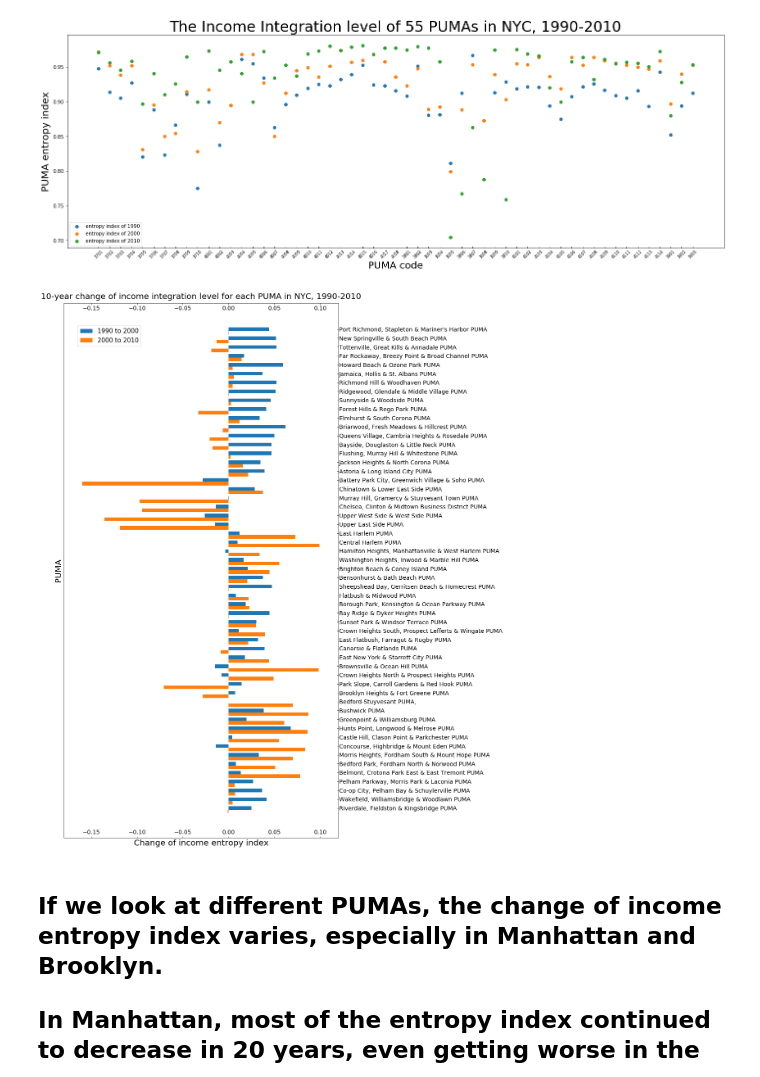
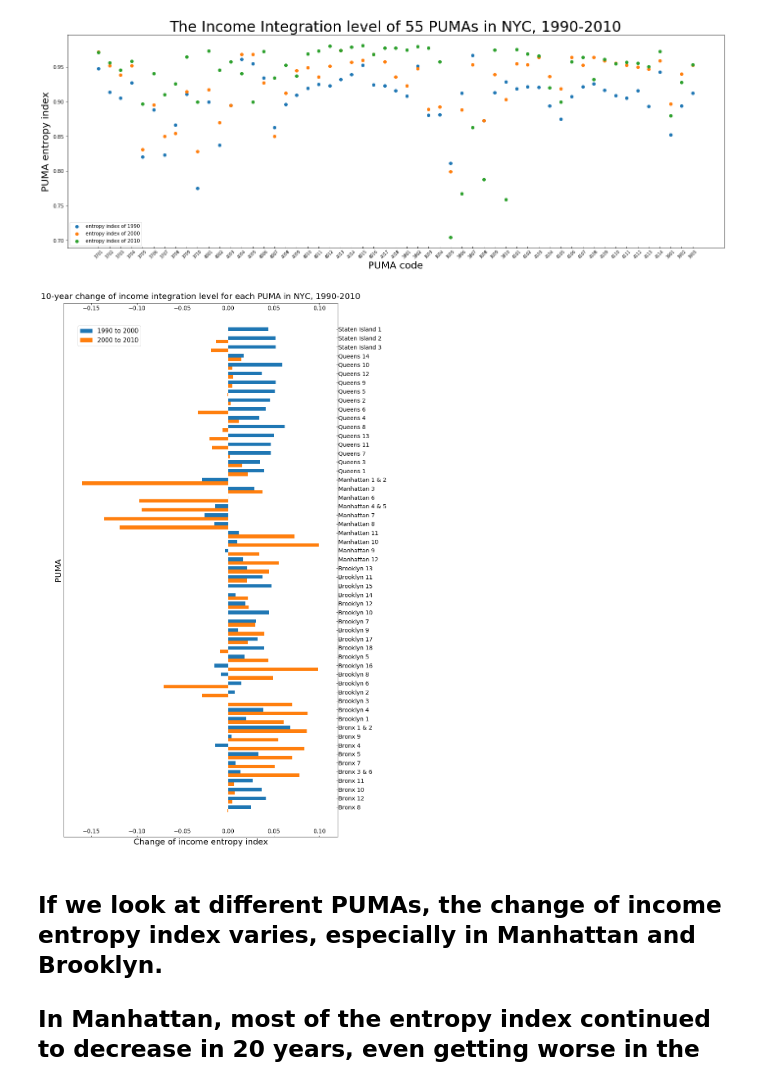
Before and after one commit to picniclin/NYC_yl5240, a Jupyter notebook: NYC_housing_and_income.ipynb, the cells around one changed output. Cells and saved outputs as stored; diff of their text form; code cells hidden in the pictures.

```diff
--- a/NYC_housing_and_income.ipynb
+++ b/NYC_housing_and_income.ipynb
@@ -1014,28 +1016,30 @@ plt.show()
 # %%
 ## To see the change of entropy index in the PUMAs
 plt.figure(figsize = (12, 24))
 plt.barh(np.arange(len(df_puma_entropy)),
          width = df_puma_entropy.entropy_index_change_90_00,
         height = 0.4, label = '1990 to 2000')
 plt.barh(np.arange(len(df_puma_entropy)) - 0.4,
          width = df_puma_entropy.entropy_index_change_00_10,
         height = 0.4, label = '2000 to 2010')
 plt.xlim((-0.18,0.12))
 plt.tick_params(axis='x', pad= -20, labelsize=14, direction = 'in',
                 top = True, bottom = True, labeltop= True, labelbottom = True)
-plt.yticks(np.arange(len(df_puma_entropy)),df_puma_entropy.PUMA_neighborhoods )
+
+plt.yticks(np.arange(len(df_puma_entropy)),
+          df_puma_entropy.PUMA_CommunityDistrict.str.replace(' Community District ', ' '))
 plt.tick_params(axis='y', pad=2, labelsize=14, direction = 'in',
                left = False, right = True, labelleft = False, labelright = True)
 
 plt.ylabel('PUMA',fontsize = 20)
 plt.xlabel('Change of income entropy index', fontsize = 20)
 plt.title('10-year change of income integration level for each PUMA in NYC, 1990-2010',fontsize = 20,
          verticalalignment='bottom')
 
 plt.legend(loc = (0.05, 0.92), fontsize = 15)
 plt.show()
 # %% [output]
-[figure, old version]
+[figure, new version]
 # %% [markdown]
 ## If we look at different PUMAs, the change of income entropy index varies, especially in Manhattan and Brooklyn.
 ## In Manhattan, most of the entropy index continued to decrease in 20 years, even getting worse in the latter decade.
```
Also changed, not shown: parts of 8 cells of this notebook.
